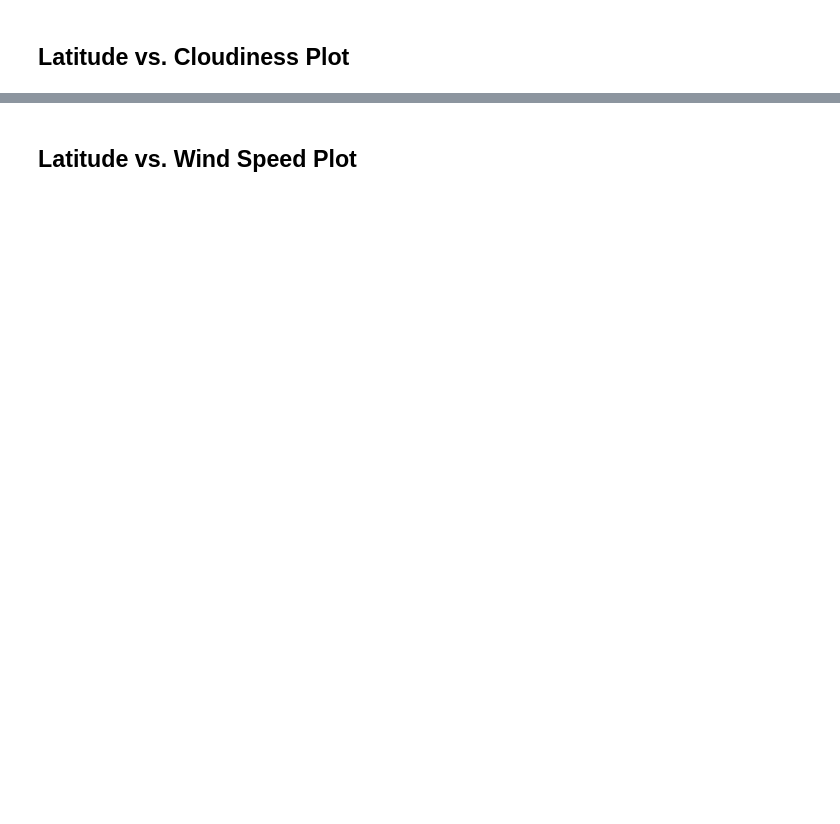
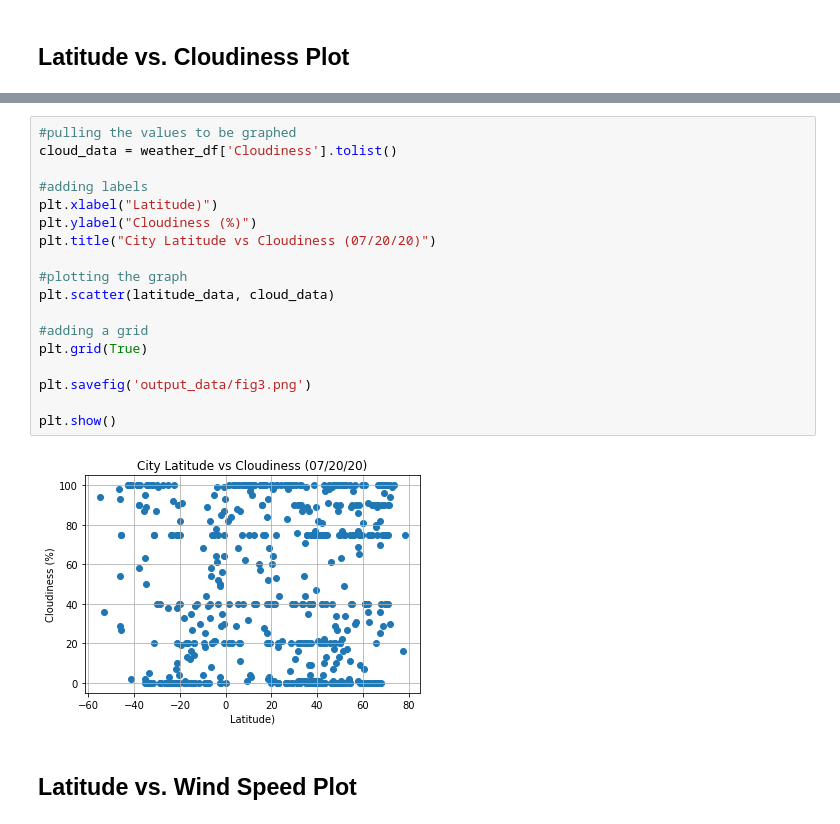
Before and after one commit to Ntorres95/python-api-challenge, a Jupyter notebook: WeatherPy.ipynb, the cells around one changed output, grey strips where cells are left out. Cells and saved outputs as stored; diff of their text form; blank space fills up the shorter version.

```diff
--- a/WeatherPy.ipynb
+++ b/WeatherPy.ipynb
@@ -269,2 +287,22 @@ Int64Index([], dtype='int64')
+# %%
+#pulling the values to be graphed
+cloud_data = weather_df['Cloudiness'].tolist()
+
+#adding labels
+plt.xlabel("Latitude)")
+plt.ylabel("Cloudiness (%)")
+plt.title("City Latitude vs Cloudiness (07/20/20)")
+
+#plotting the graph
+plt.scatter(latitude_data, cloud_data)
+
+#adding a grid
+plt.grid(True)
+
+plt.savefig('output_data/fig3.png')
+
+plt.show()
+# %% [output]
+[figure, added]
 # %% [markdown]
 ## Latitude vs. Wind Speed Plot
```
Also changed, not shown: parts of 35 cells of this notebook, 5 other files.
